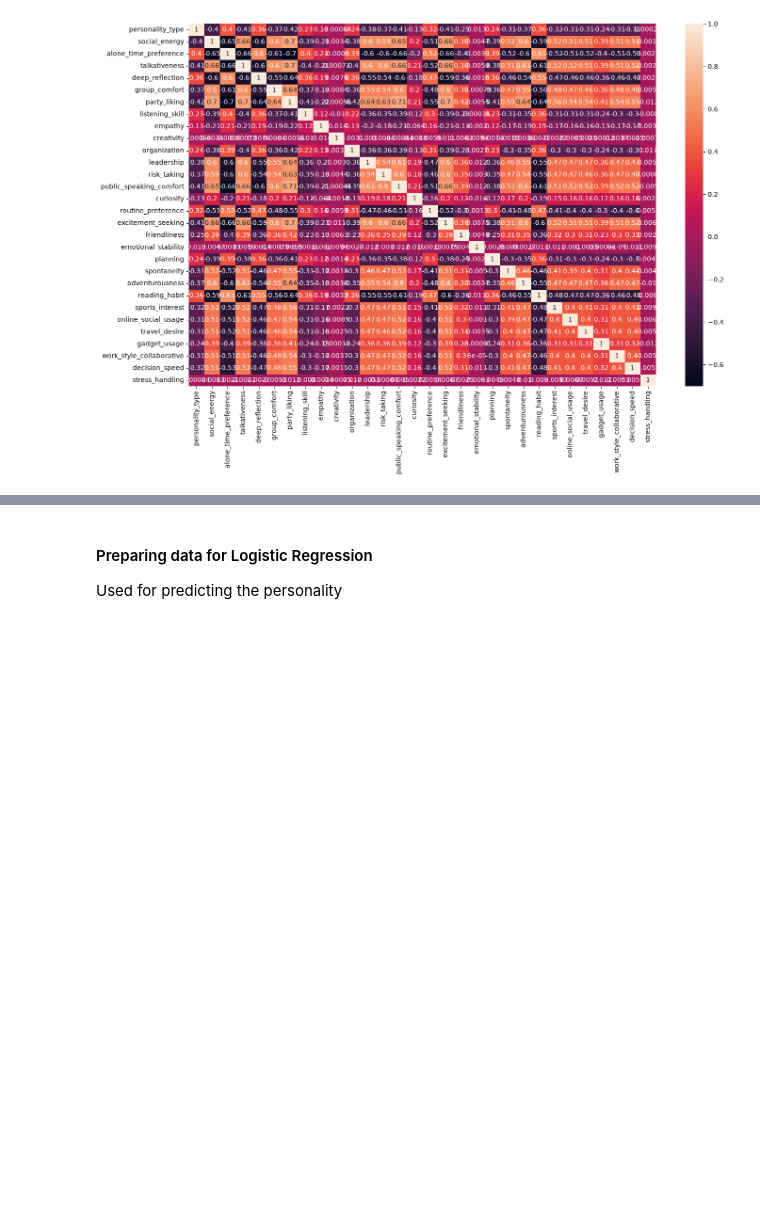
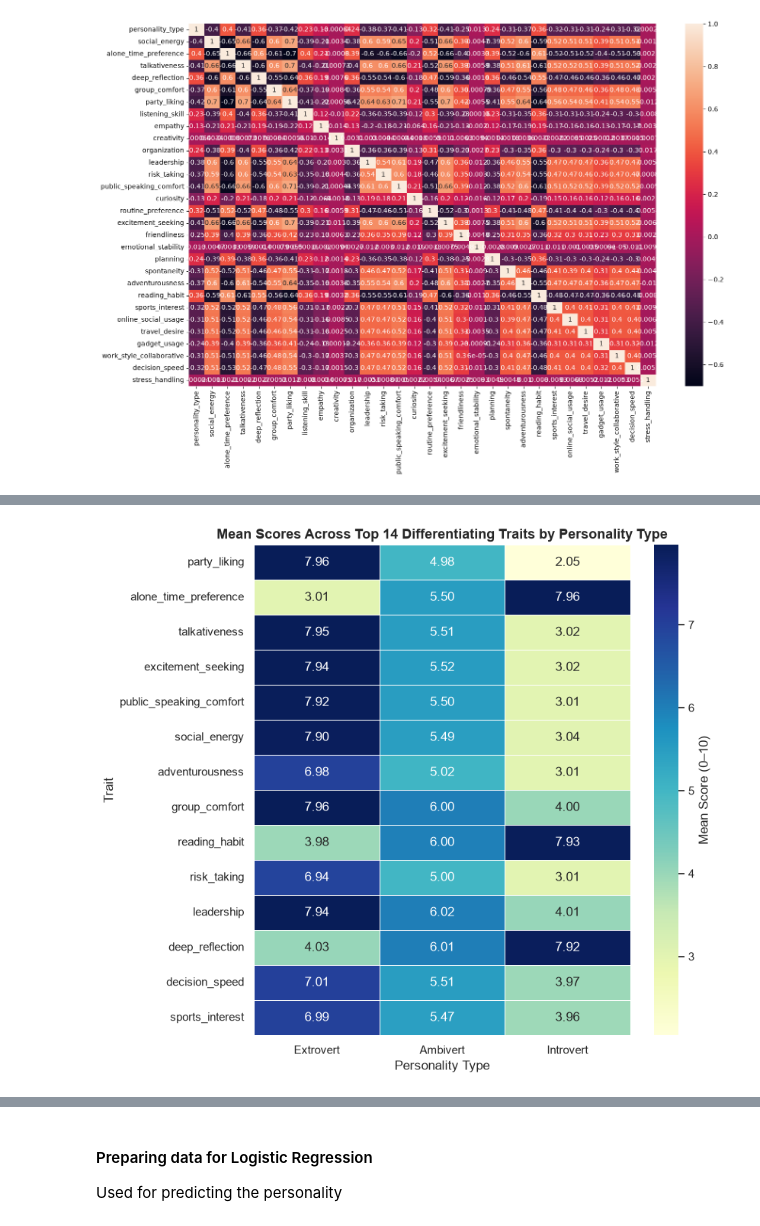
Before and after one commit to miguelestradam3/logistic_regression_with_smote, a Jupyter notebook: main.ipynb, the cells around one changed output, grey strips where cells are left out. Saved outputs shown, nothing was run; the diff lists cells and outputs as text; code cells hidden in the pictures; blank space fills up the shorter version.

```diff
--- a/main.ipynb
+++ b/main.ipynb
@@ -104,0 +185,30 @@ sns.heatmap(data_personality.corr(), annot=True)
+# %%
+# 3. Heatmap of top 14 traits with highest variance across personality types
+group_mean_all = df.groupby("personality_type").mean(numeric_only=True).T[order_pt]
+group_mean_all["group_std"] = group_mean_all.std(axis=1)
+top_traits = (
+    group_mean_all.sort_values("group_std", ascending=False)
+    .head(14)
+    .drop(columns=["group_std"])
+)
+
+plt.figure(figsize=(8.5, 7.5))
+sns.heatmap(
+    top_traits,
+    annot=True,
+    fmt=".2f",
+    cmap="YlGnBu",
+    linewidths=0.5,
+    cbar_kws={"label": "Mean Score (0–10)"},
+)
+plt.title(
+    "Mean Scores Across Top 14 Differentiating Traits by Personality Type",
+    fontsize=13,
+    fontweight="bold",
+)
+plt.xlabel("Personality Type")
+plt.ylabel("Trait")
+plt.tight_layout()
+plt.show()
+# %% [output]
+[figure, added]
```
Also changed, not shown: parts of 11 cells of this notebook.
